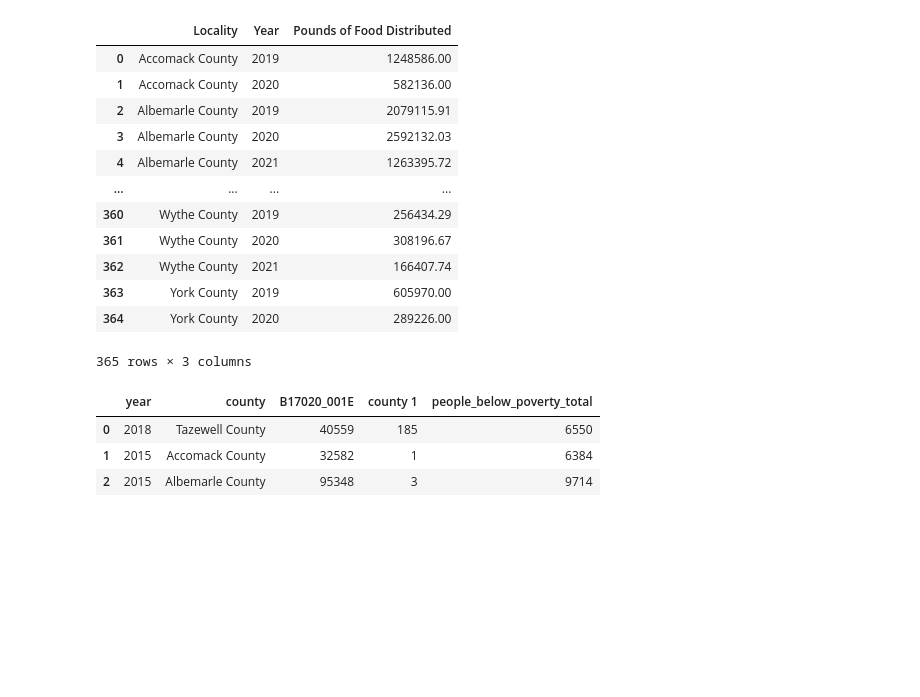
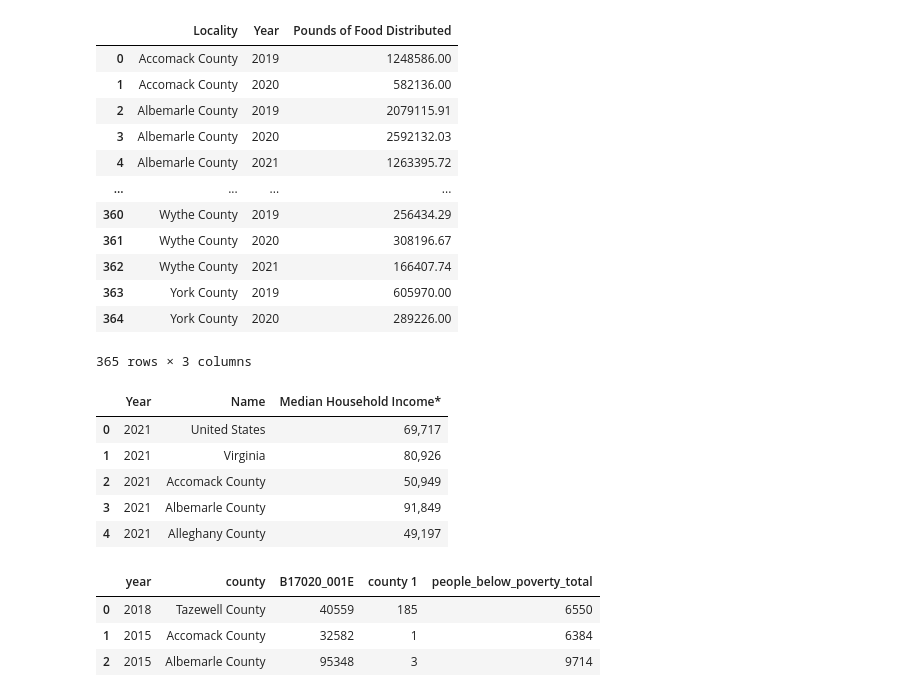
Before and after one commit to AWalnutTree/ML4VA, a Jupyter notebook: MLVA_Project.ipynb, the cells around one changed output. Cells and saved outputs as stored; diff of their text form; code cells hidden in the pictures; blank space fills up the shorter version.

```diff
--- a/MLVA_Project.ipynb
+++ b/MLVA_Project.ipynb
@@ -85,6 +85,22 @@ VA_fb_yearly
 | 363 | York County | 2019 | 605970.00 |
 | 364 | York County | 2020 | 289226.00 |
 365 rows × 3 columns
+# %%
+#Loading Income
+def loadIncome():
+    income = pd.read_csv('DATA/Income_C.csv')
+    return income
+
+income  = loadIncome()
+income = income.drop(columns=['ID','90% Confidence Interval'])
+income.head(5)
+# %% [output]
+|  | Year | Name | Median Household Income* |
+| 0 | 2021 | United States | 69,717 |
+| 1 | 2021 | Virginia | 80,926 |
+| 2 | 2021 | Accomack County | 50,949 |
+| 3 | 2021 | Albemarle County | 91,849 |
+| 4 | 2021 | Alleghany County | 49,197 |
 # %%
 def loadPoverty():
   poverty = pd.read_csv('DATA/VA_Poverty.csv')
```
Also changed, not shown: parts of 5 cells of this notebook, 3 other files.
